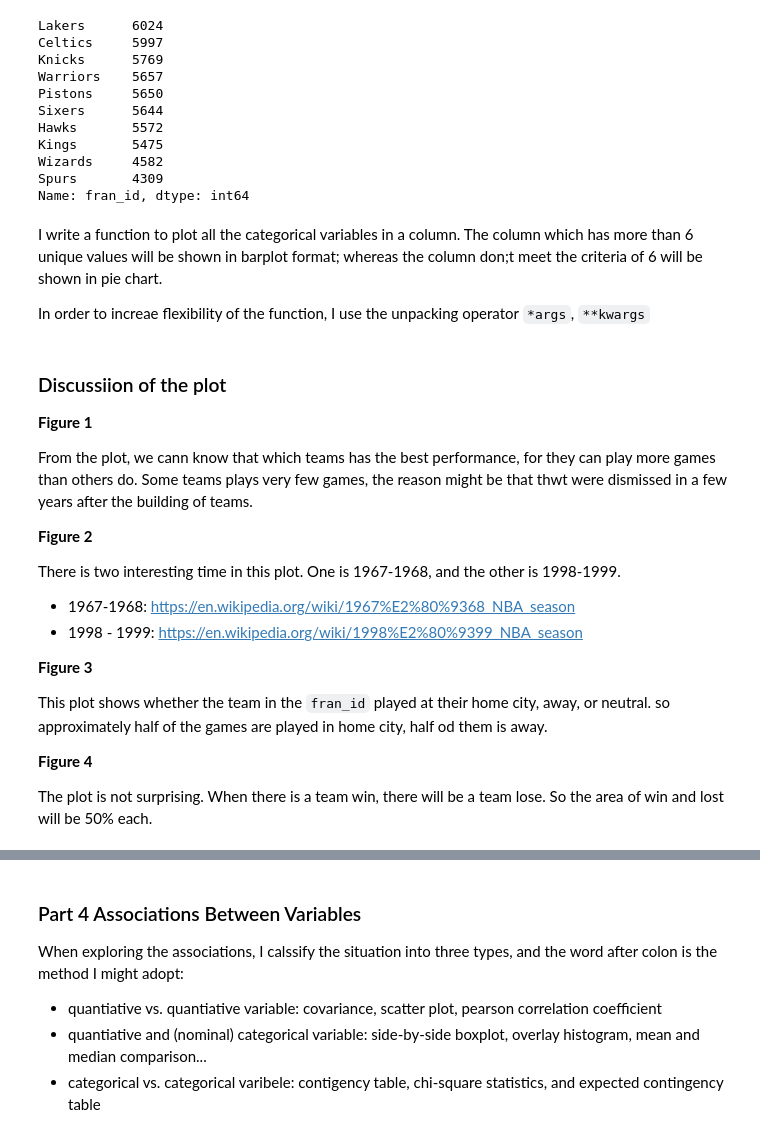
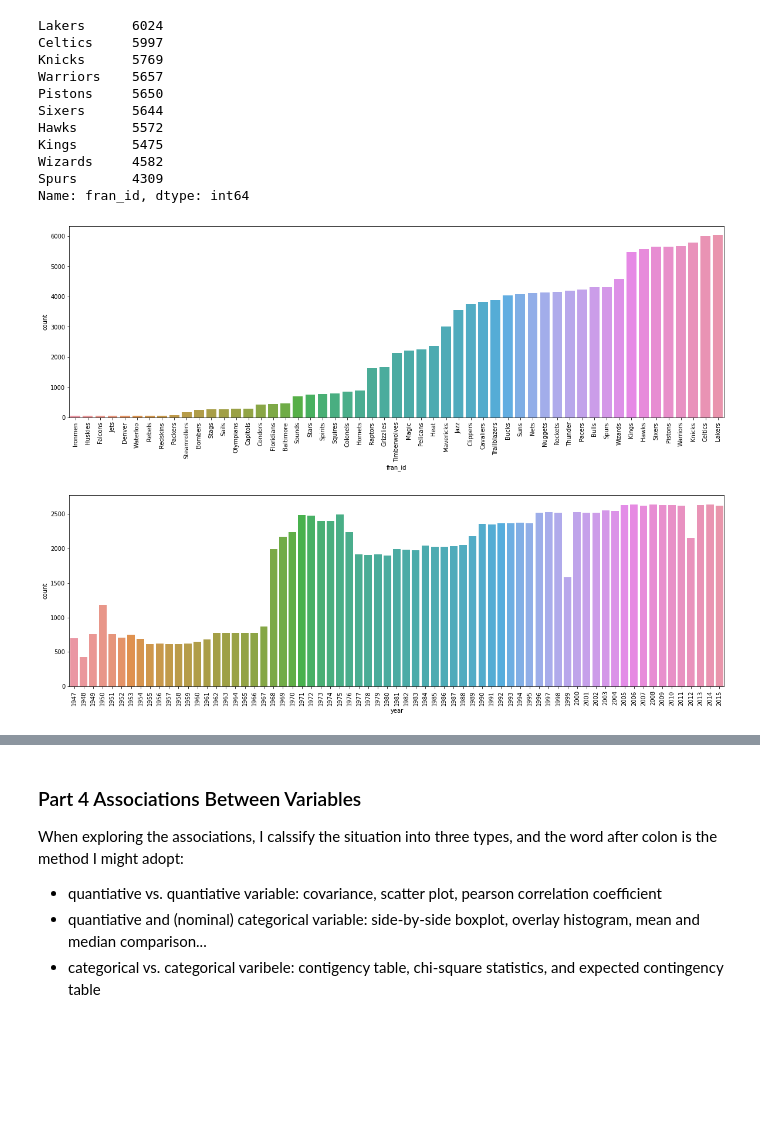
Before and after one commit to Frankkao813/DataAnalysis, a Jupyter notebook: Data Interpretation/NBA_trends.ipynb, the cells around one changed output, grey strips where cells are left out. Drawn from its saved outputs; the diff is of its cells as text; code cells hidden in the pictures; blank space fills up the shorter version.

```diff
--- a/Data Interpretation/NBA_trends.ipynb
+++ b/Data Interpretation/NBA_trends.ipynb
@@ -185,7 +272,3 @@ Kings       5475
 Wizards     4582
 Spurs       4309
 Name: fran_id, dtype: int64
-# %% [markdown]
-I write a function to plot all the categorical variables in a column. The column which has more than 6 unique values will be shown in barplot format; whereas the column don;t meet the criteria of 6 will be shown in pie chart.
-
-In order to increae flexibility of the function, I use the unpacking operator `*args`, `**kwargs`
@@ -211,21 +275,15 @@ def show_categorical_var_graph_new_ver2(df_name, col_name, *order, **kwargs):
-# %% [markdown]
-### Discussiion of the plot
-
-**Figure 1**
-
-From the plot, we cann know that which teams has the best performance, for they can play more games than others do. Some teams plays very few games, the reason might be that thwt were dismissed in a few years after the building of teams.
-
-**Figure 2**
-
-There is two interesting time in this plot. One is 1967-1968, and the other is 1998-1999.
-* 1967-1968: https://en.wikipedia.org/wiki/1967%E2%80%9368_NBA_season
-* 1998 - 1999: https://en.wikipedia.org/wiki/1998%E2%80%9399_NBA_season
-
-**Figure 3**
-
-This plot shows whether the team in the `fran_id` played at their home city, away, or neutral. so approximately half of the games are played in home city, half od them is away.
-
-**Figure 4**
-
-The plot is not surprising. When there is a team win, there will be a team lose. So the area of win and lost will be 50% each.
+# %%
+show_categorical_var_graph(nba, "fran_id")
+# %% [output]
+[figure, added]
+# %%
+# https://www.geeksforgeeks.org/args-kwargs-python/
+# figure 2
+
+show_games_byYear_df = nba.year_id.value_counts().sort_index().to_frame().reset_index()
+show_games_byYear_df = show_games_byYear_df.rename(columns = {"index":"year", "year_id": "count"})
+
+show_categorical_var_graph(nba, "year_id",sort_count = False, single_column = False, x = "year", y = "count", data = show_games_byYear_df)
+# %% [output]
+[figure, added]
 # %%
```
Also changed, not shown: parts of 11 cells of this notebook.
